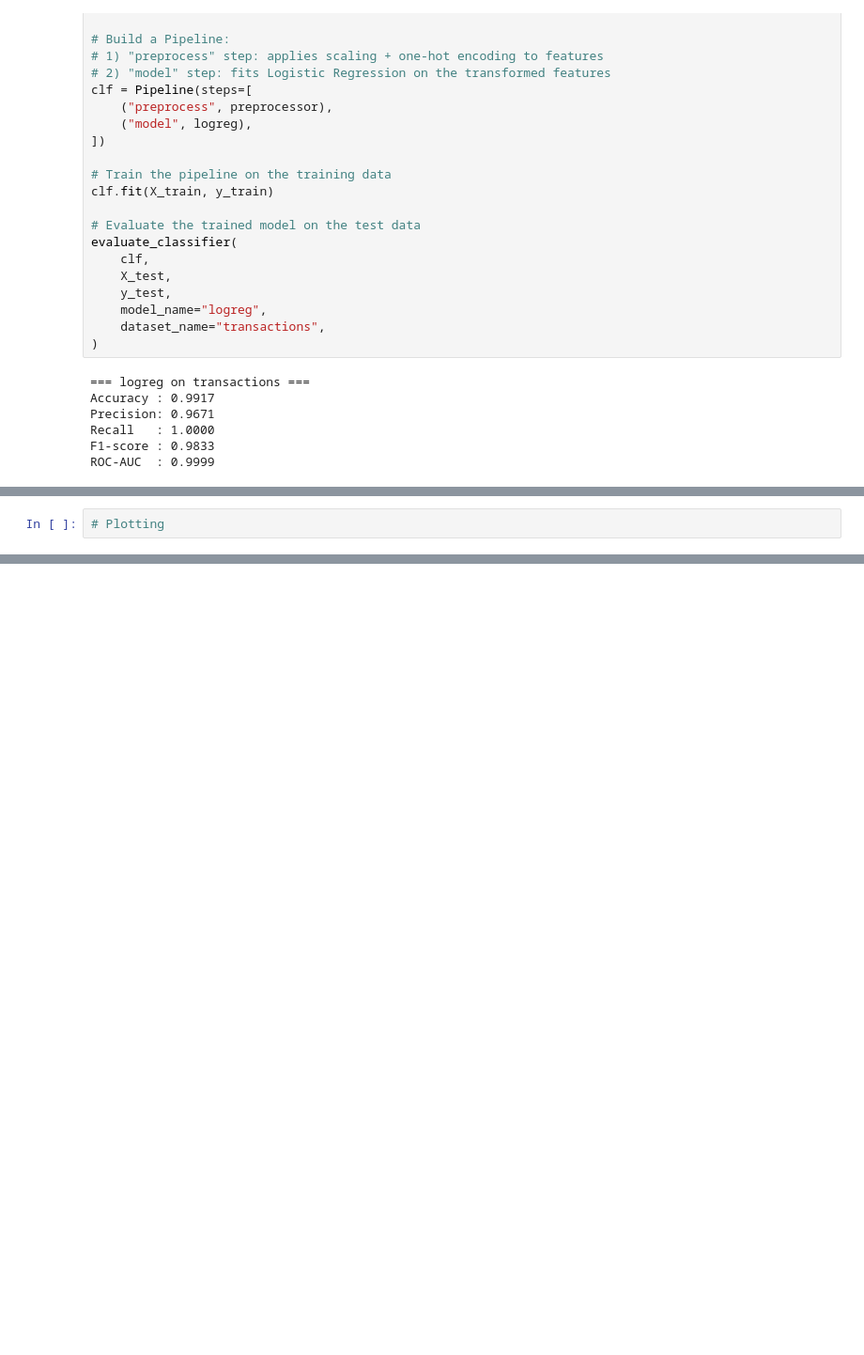
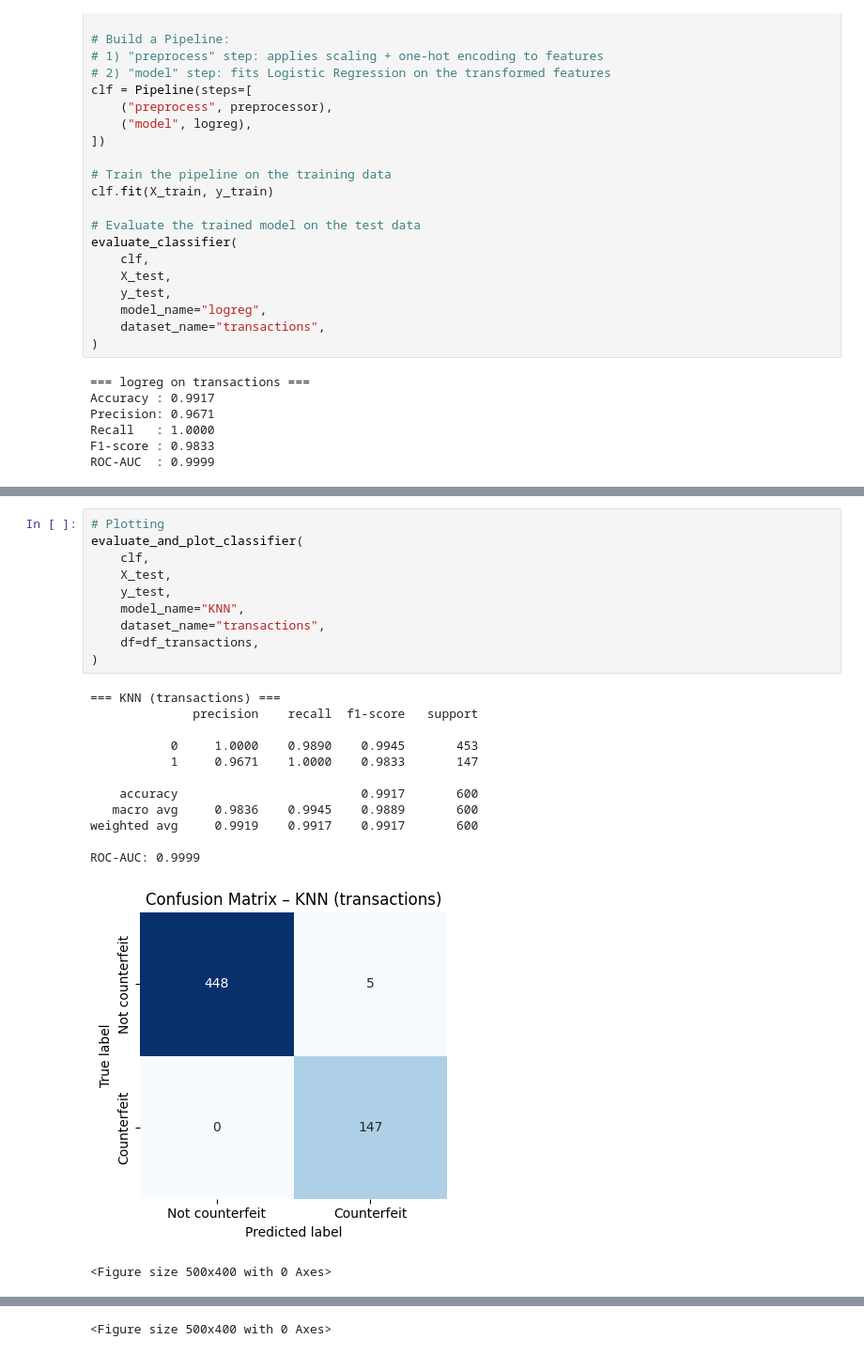
Before and after one commit to tmaddox23/DS3000-Project-Group18, a Jupyter notebook: notebooks/01_eds_transactions.ipynb, the cells around one changed output, grey strips where cells are left out. Shown at 94% size. Drawn from its saved outputs; the diff is of its cells as text; blank space fills up the shorter version.

```diff
--- a/notebooks/01_eds_transactions.ipynb
+++ b/notebooks/01_eds_transactions.ipynb
@@ -134,2 +312,24 @@ ROC-AUC  : 0.9982
 # %%
 # Plotting
+evaluate_and_plot_classifier(
+    clf,
+    X_test,
+    y_test,
+    model_name="KNN",
+    dataset_name="transactions",
+    df=df_transactions,
+)
+# %% [output]
+=== KNN (transactions) ===
+              precision    recall  f1-score   support
+
+           0     1.0000    0.9890    0.9945       453
+           1     0.9671    1.0000    0.9833       147
+
+    accuracy                         0.9917       600
+   macro avg     0.9836    0.9945    0.9889       600
+weighted avg     0.9919    0.9917    0.9917       600
+
+ROC-AUC: 0.9999
+[figure, added]
+<Figure size 500x400 with 0 Axes>
@@ -135,0 +337 @@ ROC-AUC  : 0.9982
+<Figure size 500x400 with 0 Axes>
```
Also changed, not shown: parts of 10 cells of this notebook.
